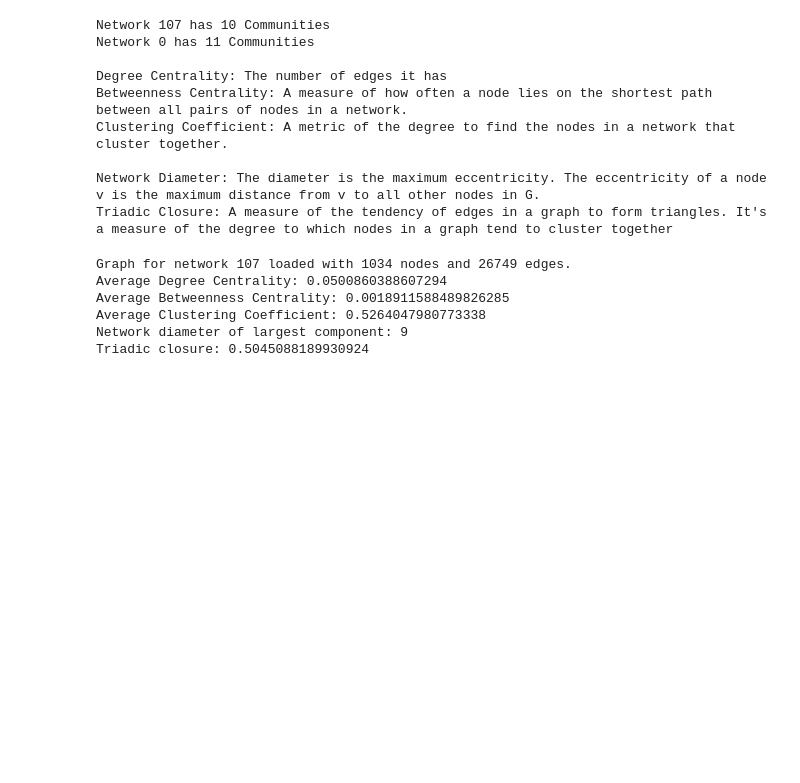
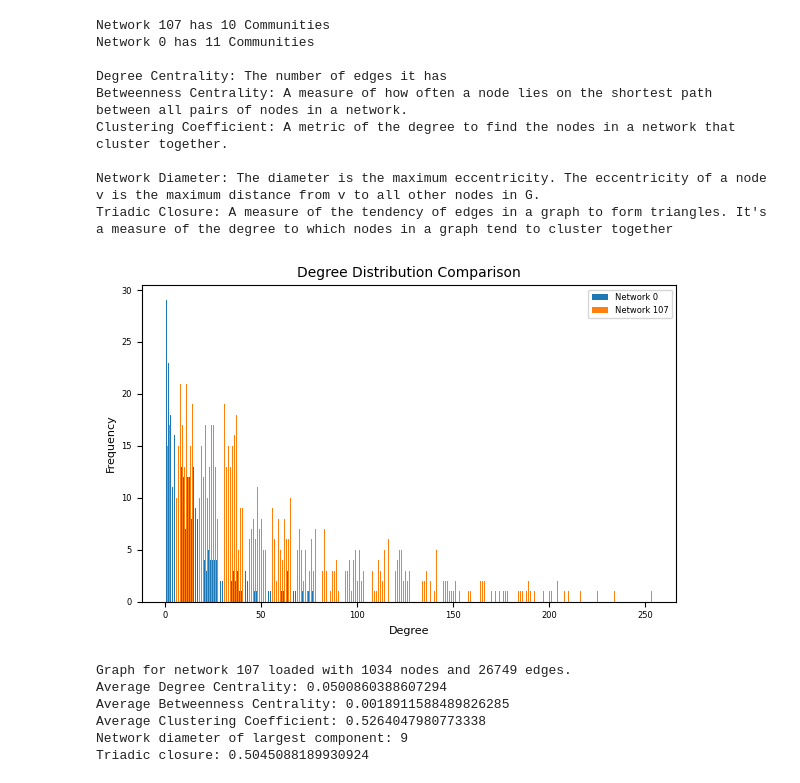
Before and after one commit to DanTheManWithAPIan/5480Team6, a Jupyter notebook: main.ipynb, the cells around one changed output. Cells and saved outputs as stored; diff of their text form; code cells hidden in the pictures; blank space fills up the shorter version.

Commit message:
Added node degree distribution and visualization of critical nodes in the network.
Added degree of distribution of nodes and the vidulaization identifing the critical nodes in the network.

```diff
--- a/main.ipynb
+++ b/main.ipynb
@@ -36,6 +36,49 @@ Clustering Coefficient: A metric of the degree to find the nodes in a network th
 
 Network Diameter: The diameter is the maximum eccentricity. The eccentricity of a node v is the maximum distance from v to all other nodes in G.
 Triadic Closure: A measure of the tendency of edges in a graph to form triangles. It's a measure of the degree to which nodes in a graph tend to cluster together
+# %%
+import os
+import networkx as nx
+import pandas as pd
+import matplotlib.pyplot as plt
+
+def load_graph(data_dir, prefix):
+    """Load graph from an edge file."""
+    file_path = os.path.join(data_dir, f"{prefix}.edges")
+    data = pd.read_csv(file_path, sep=r'\s+', header=None, names=['source', 'target'])
+    return nx.from_pandas_edgelist(data, source='source', target='target')
+
+def plot_degree_distribution(G_0, G_107, labels):
+    """Plot degree distributions for two graphs."""
+    degree_0 = [degree for _, degree in G_0.degree()]
+    degree_107 = [degree for _, degree in G_107.degree()]
+
+    # Count degree frequencies
+    degree_count_0 = pd.Series(degree_0).value_counts().sort_index()
+    degree_count_107 = pd.Series(degree_107).value_counts().sort_index()
+
+    # Create the bar chart
+    plt.figure(figsize=(6, 4))  # Reduced overall figure size
+    plt.bar(degree_count_0.index - 0.2, degree_count_0.values, width=0.4, label=labels[0])
+    plt.bar(degree_count_107.index + 0.2, degree_count_107.values, width=0.4, label=labels[1])
+    plt.xlabel('Degree', fontsize=8)  # Smaller font size for X-axis label
+    plt.ylabel('Frequency', fontsize=8)  # Smaller font size for Y-axis label
+    plt.title('Degree Distribution Comparison', fontsize=10)  # Smaller font size for title
+    plt.legend(fontsize=6)  # Smaller font size for legend
+    plt.xticks(fontsize=6)  # Smaller font size for X-axis ticks
+    plt.yticks(fontsize=6)  # Smaller font size for Y-axis ticks
+    plt.tight_layout()  # Adjust layout to prevent overlaps
+    plt.show()
+
+# Define directory and load graphs
+data_dir = r"C:\Users\niru.gaire\Downloads\FALL 2024\MIS\final project_11_13\5480Team6\data"
+G_0 = load_graph(data_dir, "0")
+G_107 = load_graph(data_dir, "107")
+
+# Plot the degree distribution
+plot_degree_distribution(G_0, G_107, labels=['Network 0', 'Network 107'])
+# %% [output]
+[figure, added]
 # %%
 # Main loop
 for network in prefix:
```
Also changed, not shown: parts of 1 cell of this notebook, 2 other files.
